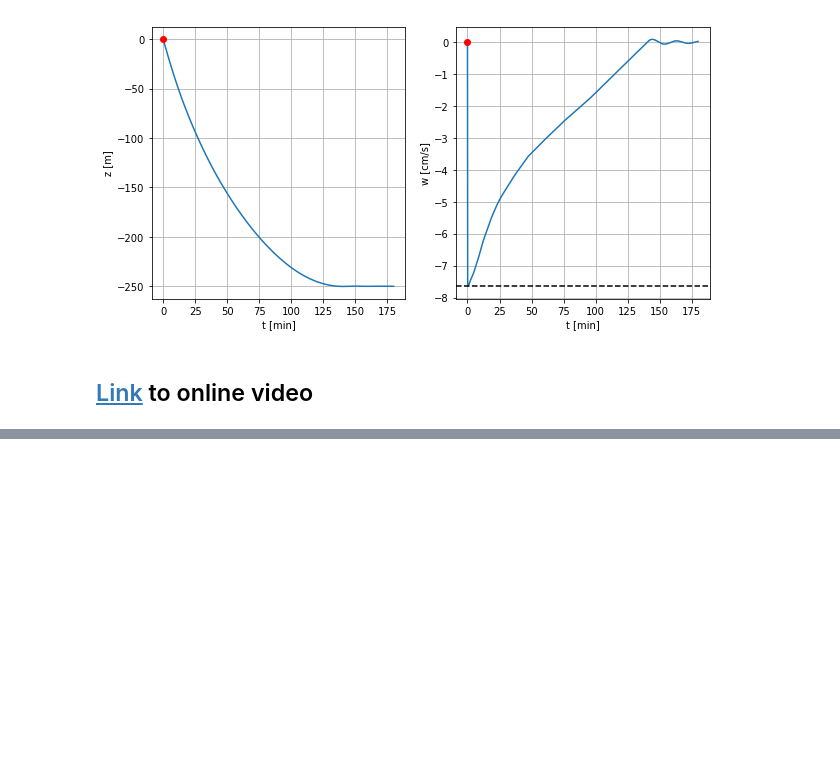
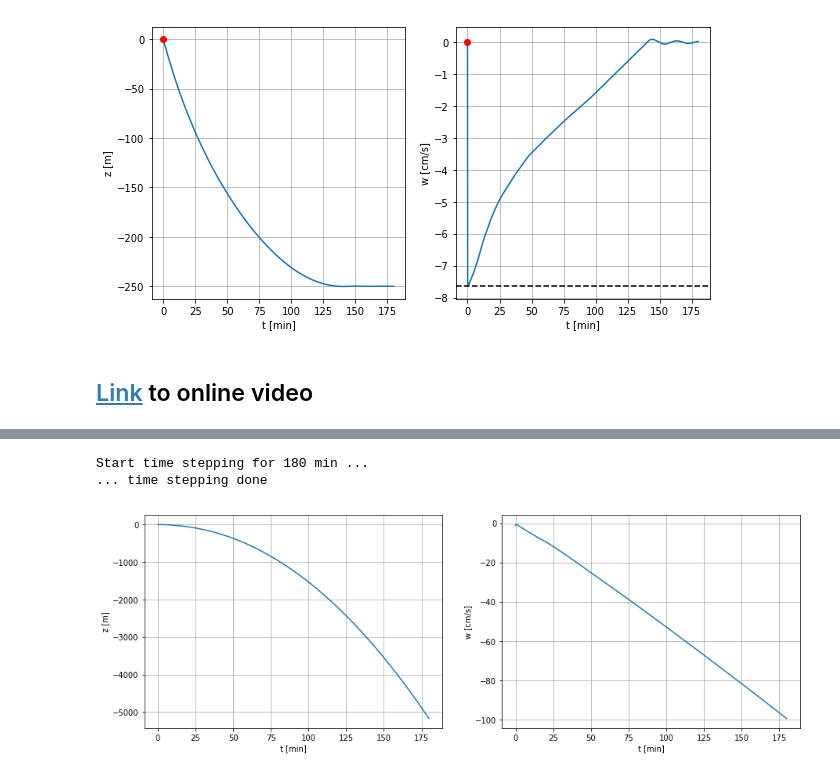
Before and after one commit to apatlpo/cognac, a Jupyter notebook: instrum/float_dynamics.ipynb, the cells around one changed output, grey strips where cells are left out. Drawn from its saved outputs; the diff is of its cells as text; code cells hidden in the pictures; blank space fills up the shorter version.

```diff
--- a/instrum/float_dynamics.ipynb
+++ b/instrum/float_dynamics.ipynb
@@ -214,0 +268,19 @@ HTML(anim.to_html5_video())
+# %%
+# time step
+f.time_step(w,T=3*3600.,dt_step=.1,dt_store=10.,z=-1.,w=-.01)
+
+plt.figure(figsize=(15,5))
+ax=plt.subplot(121)
+ax.plot(f.X[:,0]/60.,f.X[:,1])
+ax.set_xlabel('t [min]')
+ax.set_ylabel('z [m]')
+ax.grid()
+ax=plt.subplot(122)
+ax.plot(f.X[:,0]/60.,f.X[:,2]*100.)
+ax.set_xlabel('t [min]')
+ax.set_ylabel('w [cm/s]')
+ax.grid()
+# %% [output]
+Start time stepping for 180 min ...
+... time stepping done
+[figure, added]
```
Also changed, not shown: parts of 7 cells of this notebook, 1 other file.
